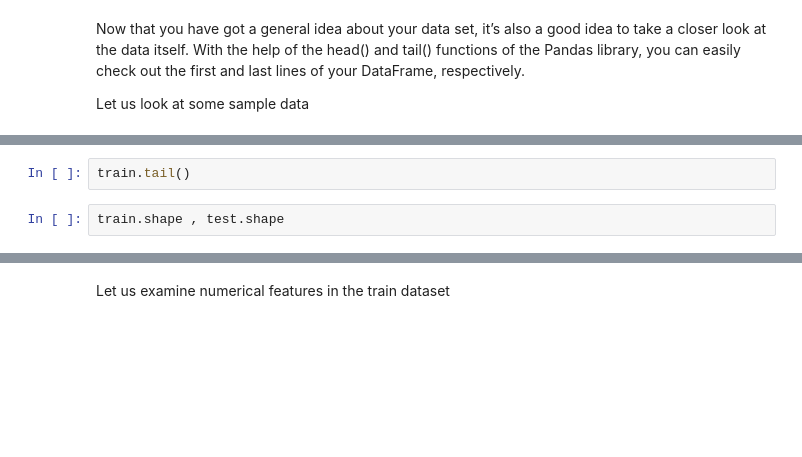
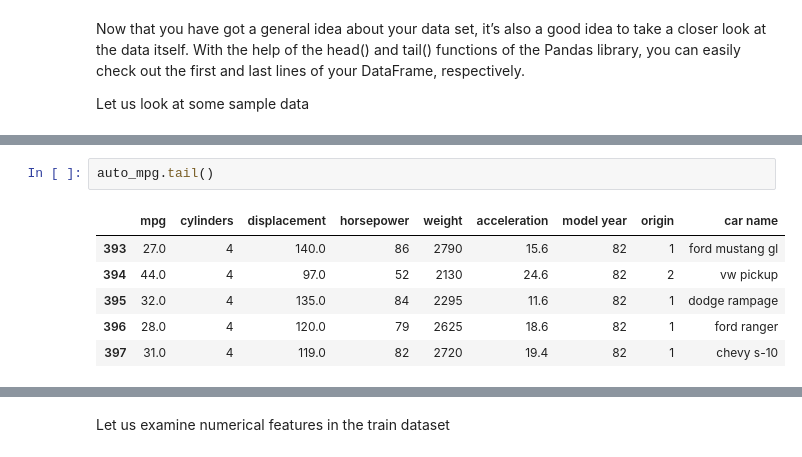
Before and after one commit to mariaingold/EDA_AutoMPG, a Jupyter notebook: 2_AutoMPG_EDA.ipynb, the cells around one changed output, grey strips where cells are left out. Saved outputs shown, nothing was run; the diff lists cells and outputs as text; blank space fills up the shorter version.

```diff
--- a/2_AutoMPG_EDA.ipynb
+++ b/2_AutoMPG_EDA.ipynb
@@ -56,4 +71,9 @@ train.head()
 # %%
-train.tail()
+auto_mpg.tail()
+# %% [output]
+|  | mpg | cylinders | displacement | horsepower | weight | acceleration | model year | origin | car name |
+| 393 | 27.0 | 4 | 140.0 | 86 | 2790 | 15.6 | 82 | 1 | ford mustang gl |
+| 394 | 44.0 | 4 | 97.0 | 52 | 2130 | 24.6 | 82 | 2 | vw pickup |
+| 395 | 32.0 | 4 | 135.0 | 84 | 2295 | 11.6 | 82 | 1 | dodge rampage |
+| 396 | 28.0 | 4 | 120.0 | 79 | 2625 | 18.6 | 82 | 1 | ford ranger |
+| 397 | 31.0 | 4 | 119.0 | 82 | 2720 | 19.4 | 82 | 1 | chevy s-10 |
-# %%
-train.shape , test.shape
```
Also changed, not shown: parts of 12 cells of this notebook.
